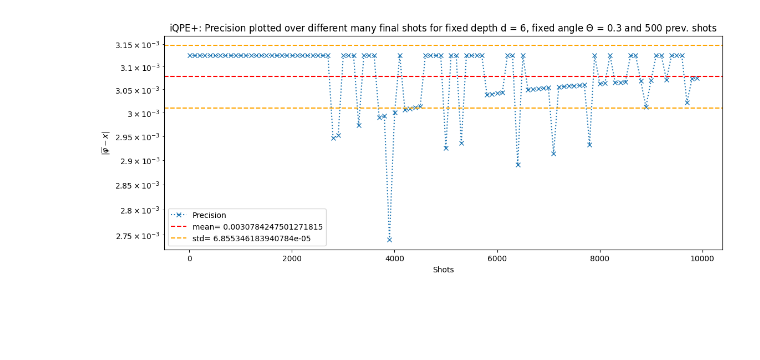
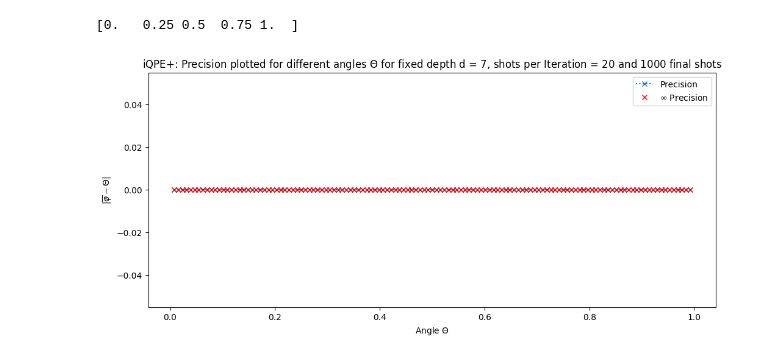
Before and after one commit to RicemanBoy/qc_researchproject, a Jupyter notebook: iQPE.ipynb, the cells around one changed output. Saved outputs shown, nothing was run; the diff lists cells and outputs as text; code cells hidden in the pictures; blank space fills up the shorter version.

```diff
--- a/iQPE.ipynb
+++ b/iQPE.ipynb
@@ -832,4 +820,10 @@ plot_prec_per_shots(6,1,1e4,0.3,100)
-# %%
-plot_prec_per_shots(6,1,1e4,0.3,100,500)
-# %% [output]
-[figure, removed]
+# %%
+print(np.linspace(0,1,5))
+# %% [output]
+[0.   0.25 0.5  0.75 1.  ]
+# %%
+k = 7
+
+plot_prec_over_angles(1000,k,2**k+1,20)
+# %% [output]
+[figure, added]
```
Also changed, not shown: parts of 3 cells of this notebook, 3 other files.
